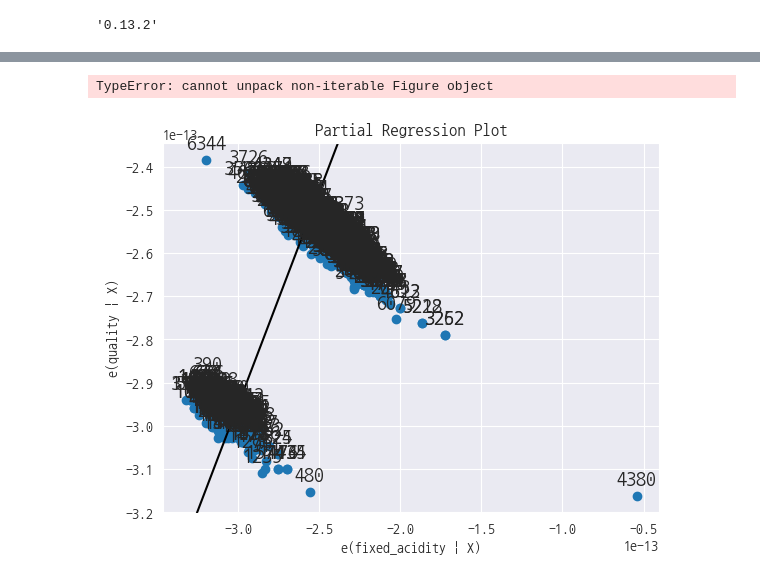
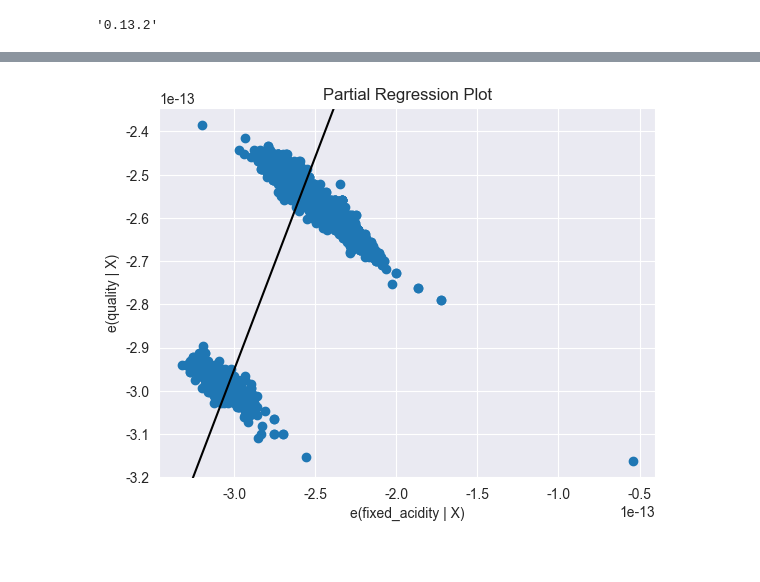
Before and after one commit to devuoon/bigdata-analysis-2024, a Jupyter notebook: day10/da21_와인품질등급_분석.ipynb, the cells around one changed output, grey strips where cells are left out. Saved outputs shown, nothing was run; the diff lists cells and outputs as text; code cells hidden in the pictures.

```diff
--- a/day10/da21_와인품질등급_분석.ipynb
+++ b/day10/da21_와인품질등급_분석.ipynb
@@ -266,9 +266,8 @@ plt.show()
 others = list(set(dfWineTotal.columns).difference(set['quality', 'fixed_acidity']))
 # %%
 # fixed_acidity(고정산)에 대한 quality(품질)의 상관관계를 선형회귀분석으로 시각화
-p, resids = sm.graphics.plot_partregress('quality','fixed_acidity', others, data=dfWineTotal, ret_codes=True)
+sm.graphics.plot_partregress(exog_i='fixed_acidity', endog='quality', exog_others=others, data=dfWineTotal, obs_labels=False)
 
 plt.show()
 # %% [output]
-TypeError: cannot unpack non-iterable Figure object
-[figure, old version]
+[figure, new version]
```
Also changed, not shown: parts of 6 cells of this notebook, 2 other files.
